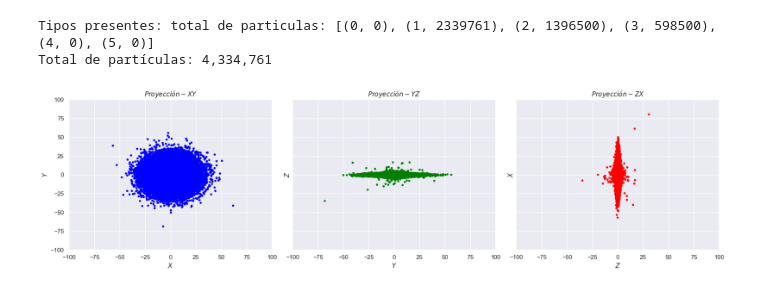
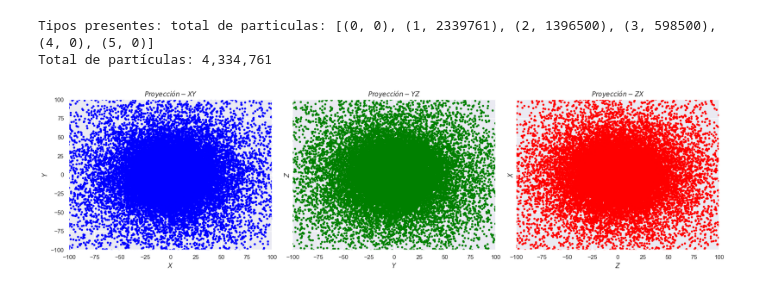
Before and after one commit to sperezp23/Analizador_de_Galaxias, a Jupyter notebook: Ensayos.ipynb, the cells around one changed output. Cells and saved outputs as stored; diff of their text form; code cells hidden in the pictures.

```diff
--- a/Ensayos.ipynb
+++ b/Ensayos.ipynb
@@ -190,35 +190,35 @@ rotar_galaxia(bulbo_df)
 def graficar_proyecciones(base_de_datos, x, y, z, limites_x = (None, None), limites_y = (None, None)):
 
     # Creamos una figura con 3 subplots en una sola fila (1 fila, 3 columnas)
     _, axs = plt.subplots(1, 3, figsize=(18, 5), sharex=True, sharey=True)  # Ancho x alto en pulgadas
 
     # Primer gráfico: masa vs radio
     axs[0].scatter(base_de_datos[x], base_de_datos[y], color='blue', marker= '.')
     axs[0].set_title(r'$Proyección-XY$')
     axs[0].set_xlabel(r'$X$')
     axs[0].set_ylabel(r'$Y$')
     axs[0].set_xlim(limites_x[0], limites_x[1])
     axs[0].set_ylim(limites_y[0], limites_y[1])
 
     # Segundo gráfico
     axs[1].scatter(base_de_datos[y], base_de_datos[z], color='green', marker= '.')
     axs[1].set_title(r'$Proyección-YZ$')
     axs[1].set_xlabel(r'$Y$')
     axs[1].set_ylabel(r'$Z$')
 
     # Tercer gráfico
     axs[2].scatter(base_de_datos[z], base_de_datos[x], color='red', marker= '.')
     axs[2].set_title(r'$Proyección-ZX$')
     axs[2].set_xlabel(r'$Z$')
     axs[2].set_ylabel(r'$X$')
 
     # Ajustar los espacios entre los subplots para evitar superposición
     plt.tight_layout()
     plt.show()
 
-graficar_proyecciones(disco_df, 'x_f', 'y_f', 'z_f', limites_x=(-100, 100), limites_y=(-100,100))
+graficar_proyecciones(bulbo_df, 'x_f', 'y_f', 'z_f', limites_x=(-100, 100), limites_y=(-100,100))
 # %% [output]
-[figure, old version]
+[figure, new version]
 # %%
 def calcular_perfil_de_densidad_superficial(base_de_datos, delta_r_xy = 0.2):
     base_de_datos['r_xy'] = np.sqrt( base_de_datos.x_f**2 + base_de_datos.y_f**2)
```
Also changed, not shown: parts of 8 cells of this notebook.
